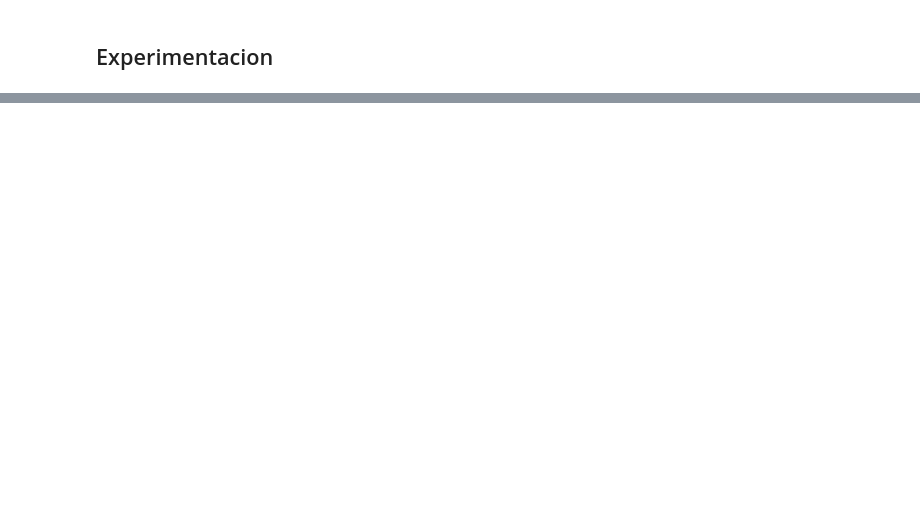
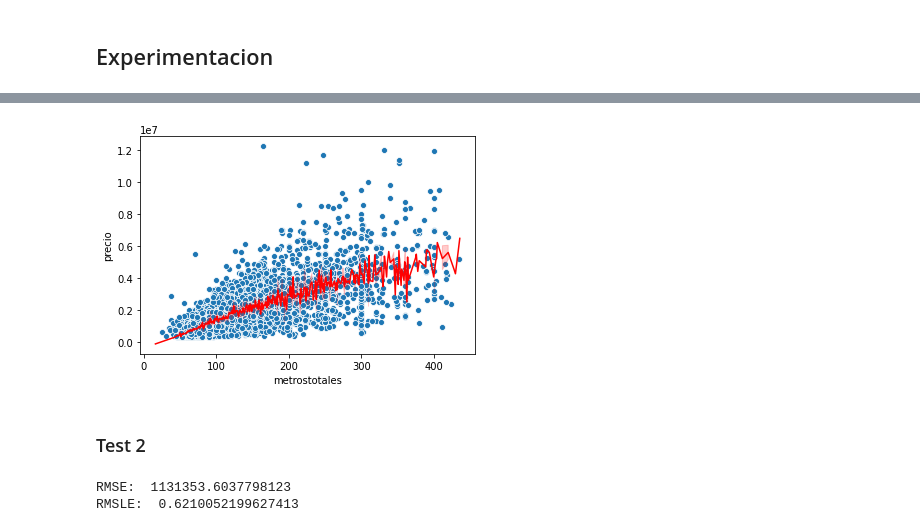
Before and after one commit to brianarrondo/metnum-tp3, a Jupyter notebook: notebooks/Experimentacion.ipynb, the cells around one changed output, grey strips where cells are left out. Saved outputs shown, nothing was run; the diff lists cells and outputs as text; code cells hidden in the pictures; blank space fills up the shorter version.

```diff
--- a/notebooks/Experimentacion.ipynb
+++ b/notebooks/Experimentacion.ipynb
@@ -163,0 +188,6 @@ ax.set_zlabel('Baños');
+# %%
+linearRegressorFigure2D(df_train, df_test, 'metrostotales', 'precio')
+# %% [output]
+[figure, added]
+# %% [markdown]
+### Test 2
@@ -163,0 +202,8 @@ ax.set_zlabel('Baños');
+# %%
+K = 5
+RMSE, RMSLE = linearRegressionKFoldErrors(df_train, ['habitaciones', 'banos', 'piscina', 'garages'], 'precio', K)
+print('RMSE: ', RMSE)
+print('RMSLE: ', RMSLE)
+# %% [output]
+RMSE:  1131353.6037798123
+RMSLE:  0.6210052199627413
```
Also changed, not shown: parts of 65 cells of this notebook.
